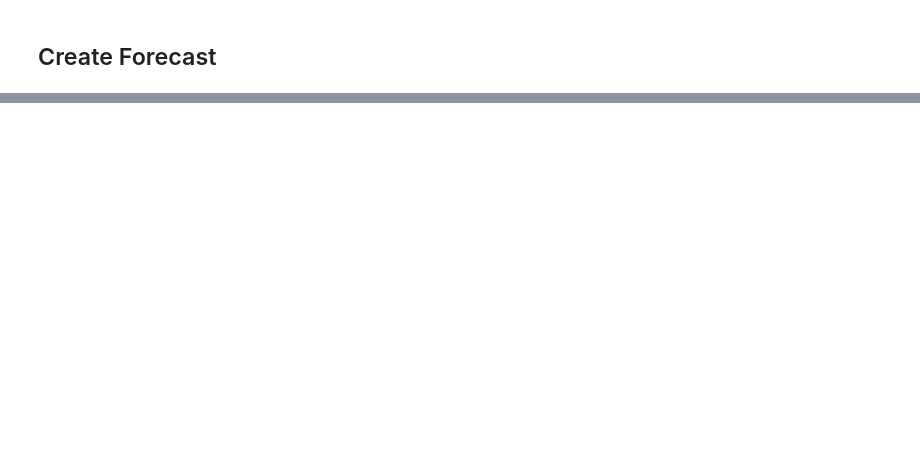
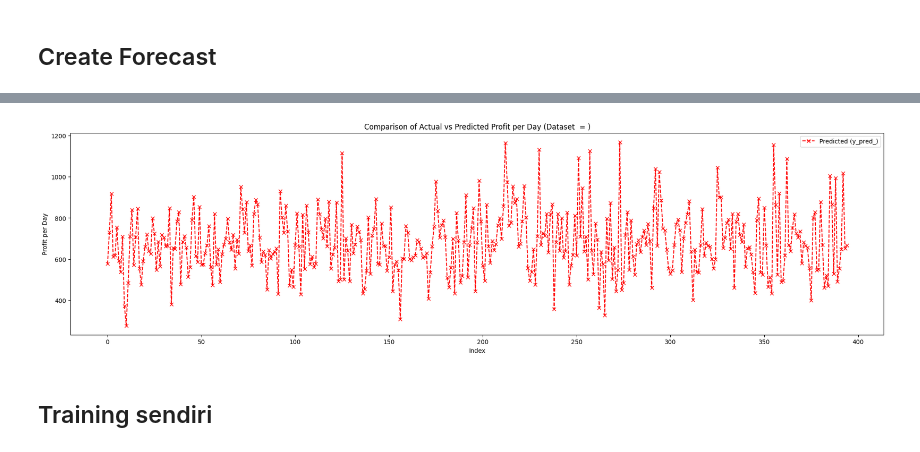
Before and after one commit to Bizniz-Corp/Pretrained-Prediksi-Profit-Model, a Jupyter notebook: Model/ModelPrediksiProfit.ipynb, the cells around one changed output, grey strips where cells are left out. Saved outputs shown, nothing was run; the diff lists cells and outputs as text; code cells hidden in the pictures; blank space fills up the shorter version.

```diff
--- a/Model/ModelPrediksiProfit.ipynb
+++ b/Model/ModelPrediksiProfit.ipynb
@@ -1053,0 +650,2 @@ memory usage: 1.2 KB
+# %%
+dftestt['Profit_Per_Day'].iloc[-jumlahHariUjiCoba:] = y1_pred
@@ -1053,0 +667,7 @@ memory usage: 1.2 KB
+# %%
+X_ujicoba = dfujicoba.drop(columns=['Profit_Per_Day'])
+X_ujicoba['Date'] = X_ujicoba['Date'].astype('int64') // 10**9
+X_ujicoba['Dataset_ID'] = 0
+y_ujicoba = dfujicoba['Profit_Per_Day']
+# %%
+y_prediksi = mainModel.predict(X_ujicoba)
@@ -1053,0 +694,2 @@ memory usage: 1.2 KB
+# %%
+dftestt['Profit_Per_Day'].iloc[-jumlahHariUjiCoba:] = y_prediksi
@@ -1053,0 +710,16 @@ memory usage: 1.2 KB
+# %%
+import matplotlib.pyplot as plt
+
+# y_pred = mainModel.predict(X_test)
+plt.figure(figsize=(24, 6))
+# plt.plot(y_test.index, y_test, label=f'Actual (y_test_)', color='blue', linestyle='-', marker='o')
+plt.plot(dftestt.index, dftestt['Profit_Per_Day'], label=f'Predicted (y_pred_)', color='red', linestyle='--', marker='x')
+plt.title(f'Comparison of Actual vs Predicted Profit per Day (Dataset  = )')
+plt.xlabel('Index')
+plt.ylabel('Profit per Day')
+plt.legend()
+plt.show()
+# %% [output]
+[figure, added]
+# %% [markdown]
+## Training sendiri
```
Also changed, not shown: parts of 49 cells of this notebook.
